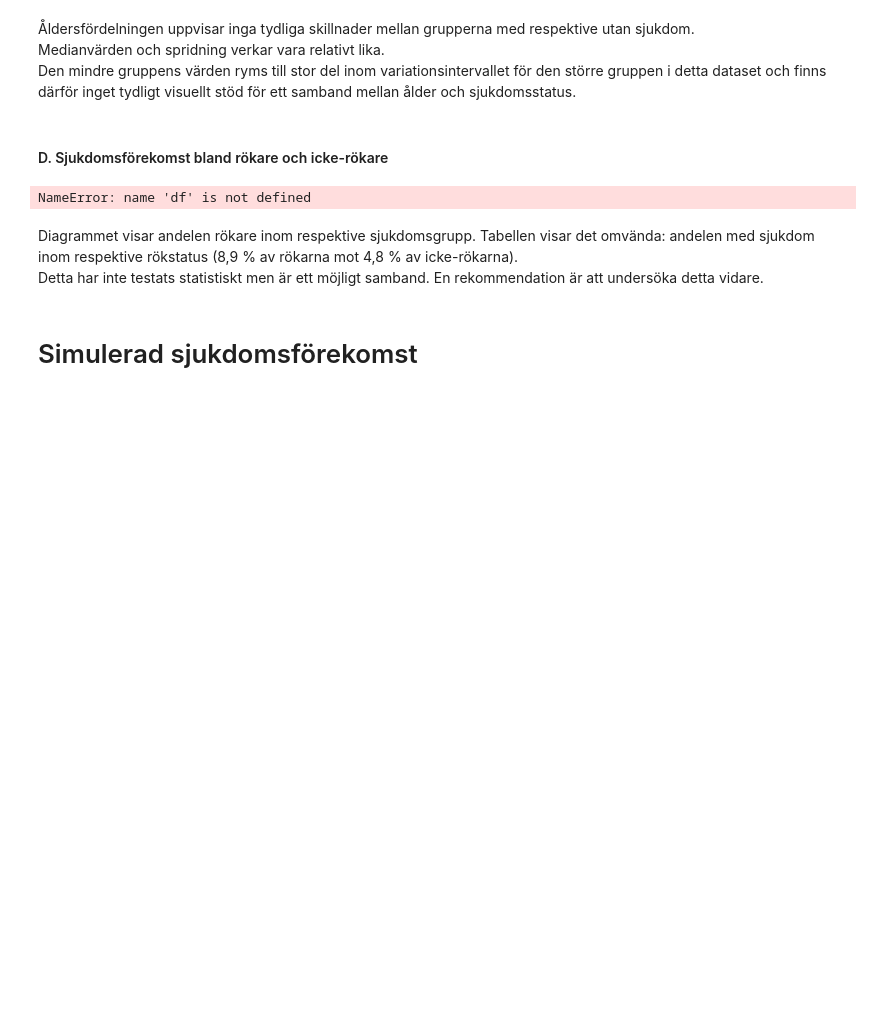
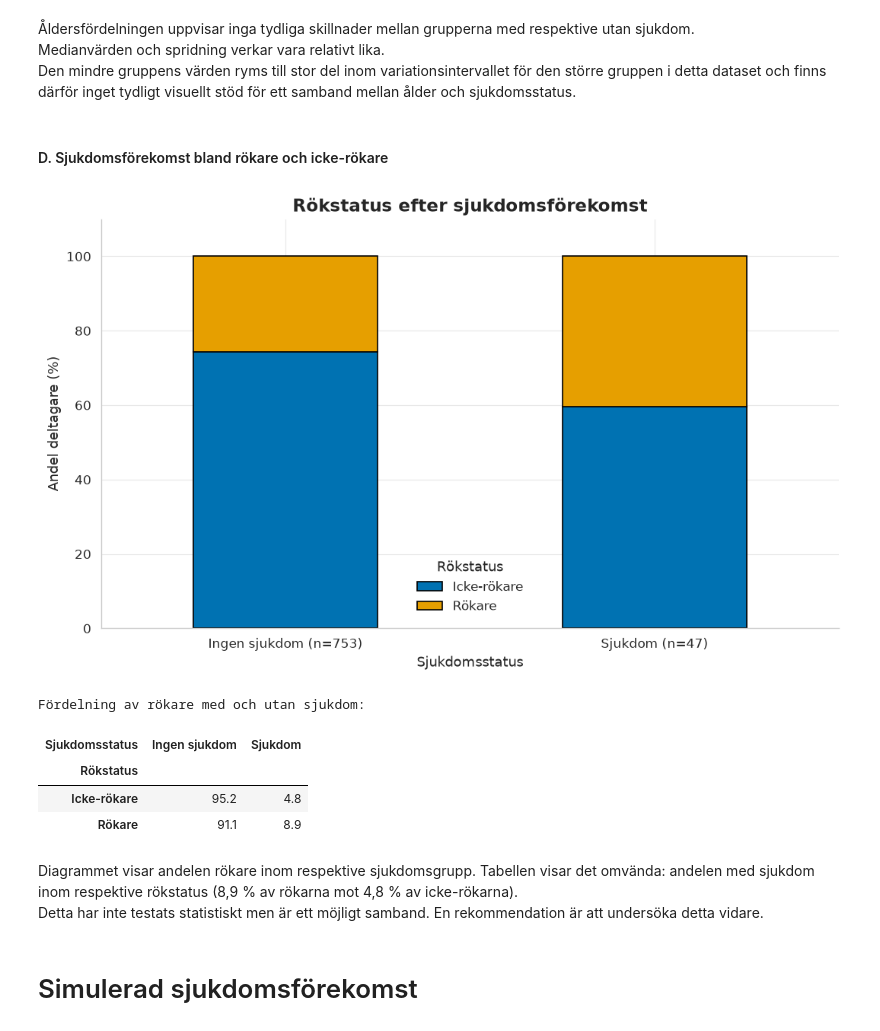
Before and after one commit to Hakan-Fridlund/PYSTDA45-assignment_health_study, a Jupyter notebook: notebooks/health_study_part2.ipynb, the cells around one changed output. Drawn from its saved outputs; the diff is of its cells as text; code cells hidden in the pictures; blank space fills up the shorter version.

```diff
--- a/notebooks/health_study_part2.ipynb
+++ b/notebooks/health_study_part2.ipynb
@@ -232,32 +232,23 @@ Den mindre gruppens värden ryms till stor del inom variationsintervallet för d
 # %% [markdown]
 #### D. Sjukdomsförekomst bland rökare och icke-rökare
 # %%
-smoker_proportion = pd.crosstab(df['disease'],df['smoker'], normalize='index').reindex(columns=['No', 'Yes']) * 100
-disease_counts = df['disease'].value_counts()
-
-labels = [f'Ingen sjukdom (n={disease_counts.get(0, 0)})',f'Sjukdom (n={disease_counts.get(1, 0)})']
-smoker_proportion.index = labels
-
-ax = smoker_proportion.plot(edgecolor=viz.okabe_ito[7], kind='bar', stacked=True, color=[viz.okabe_ito[0], viz.okabe_ito[1]], figsize=(9, 6), alpha = 1)
-
-ax.set_title('Rökstatus efter sjukdomsförekomst')
-ax.set_xlabel('Sjukdomsstatus')
-ax.set_ylabel('Andel deltagare (%)')
-ax.set_ylim(0, 110)
-ax.legend(['Icke-rökare', 'Rökare'],title='Rökstatus')
-ax.tick_params(axis='x', rotation=0)
-plt.tight_layout()
-plt.show()
-
-smoker_risk = pd.crosstab(
-    df['smoker'],
-    df['disease'],
-    normalize='index'
-) * 100
-smoker_risk.columns = ['Ingen sjukdom', 'Sjukdom']
-print('Fördelning av rökare med och utan sjukdom:\n', smoker_risk)
+analyzer.plot_smoking_by_disease();
+print('Fördelning av rökare med och utan sjukdom:')
+analyzer.smoker_disease_distribution()
+# smoker_risk = pd.crosstab(
+#     df['smoker'],
+#     df['disease'],
+#     normalize='index'
+# ) * 100
+# smoker_risk.columns = ['Ingen sjukdom', 'Sjukdom']
+# print('Fördelning av rökare med och utan sjukdom:\n', smoker_risk)
 # %% [output]
+[figure, added]
-NameError: name 'df' is not defined
+Fördelning av rökare med och utan sjukdom:
+| Sjukdomsstatus | Ingen sjukdom | Sjukdom |
+| Rökstatus |  |  |
+| Icke-rökare | 95.2 | 4.8 |
+| Rökare | 91.1 | 8.9 |
 # %% [markdown]
 Diagrammet visar andelen rökare inom respektive sjukdomsgrupp. Tabellen visar det omvända: andelen med sjukdom inom respektive rökstatus (8,9 % av rökarna mot 4,8 % av icke-rökarna).
 Detta har inte testats statistiskt men är ett möjligt samband. En rekommendation är att undersöka detta vidare.
```
Also changed, not shown: parts of 2 cells of this notebook, 2 other files.
